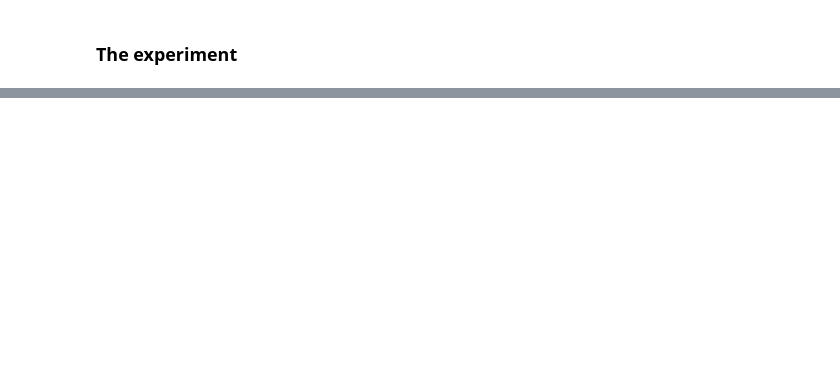
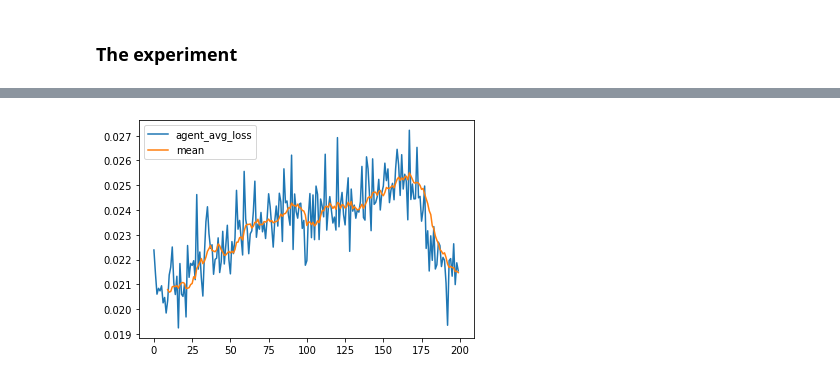
Before and after one commit to piotrbazan/deep-reinforcement-learning, a Jupyter notebook: p1_navigation/banana.ipynb, the cells around one changed output, grey strips where cells are left out. Drawn from its saved outputs; the diff is of its cells as text; code cells hidden in the pictures; blank space fills up the shorter version.

```diff
--- a/p1_navigation/banana.ipynb
+++ b/p1_navigation/banana.ipynb
@@ -54,5 +57,5 @@ train_strategy = LinearEpsilonGreedyStrategy(eps_start=1., eps_min=.1, decay=.00
 # %%
-agent = DqnAgent(model, memory, train_strategy, ddqn=False, gamma=.9, batch_size=32, train_every=500, update_every=2, tau=1.)
+agent = DqnAgent(model, memory, train_strategy, ddqn=False, gamma=.99, batch_size=32, lr=5e-4, train_every=4, update_every=4, tau=.1)
 # %% [markdown]
 ### The experiment
 # %%
@@ -63,0 +69,6 @@ Episode: 50, avg_score: -0.020, agent: {'avg_loss': 0.02473640814423561, 'memory
+# %%
+exp.history['agent_avg_loss'].plot();
+exp.history['agent_avg_loss'].rolling(10).mean().plot(label='mean');
+plt.legend();
+# %% [output]
+[figure, added]
```
Also changed, not shown: parts of 5 cells of this notebook, 1 other file.
